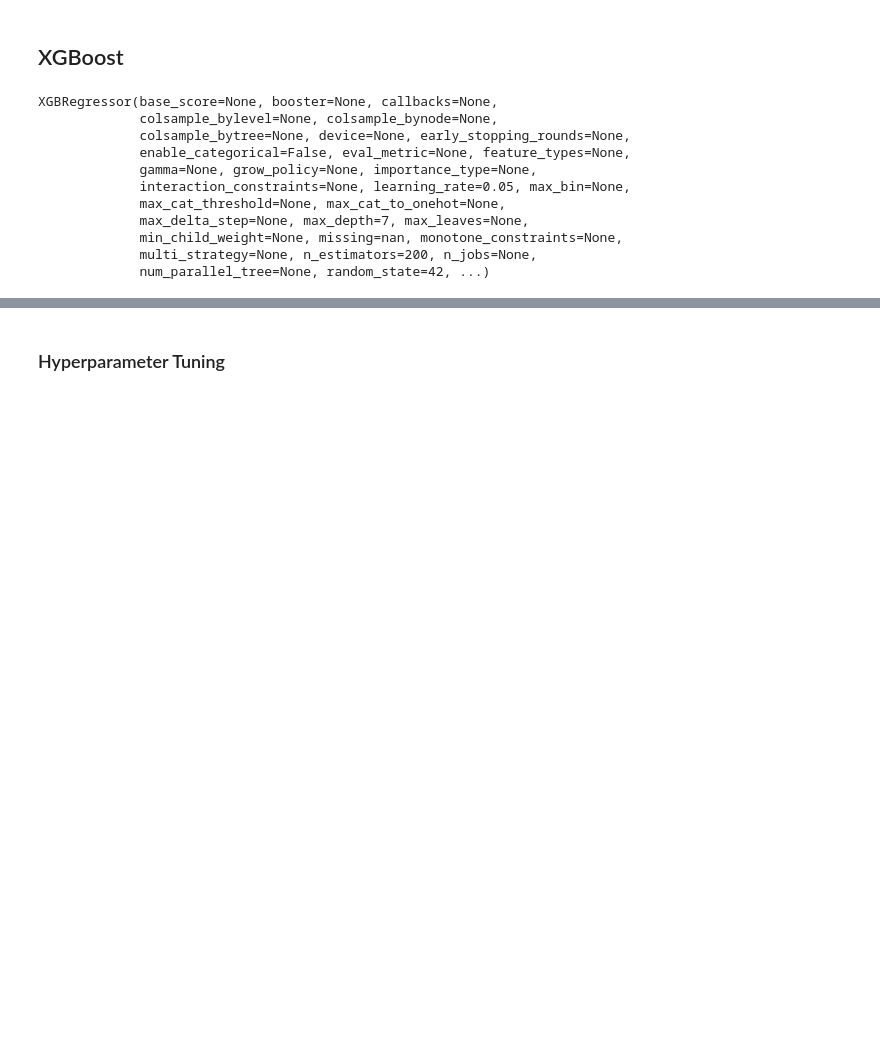
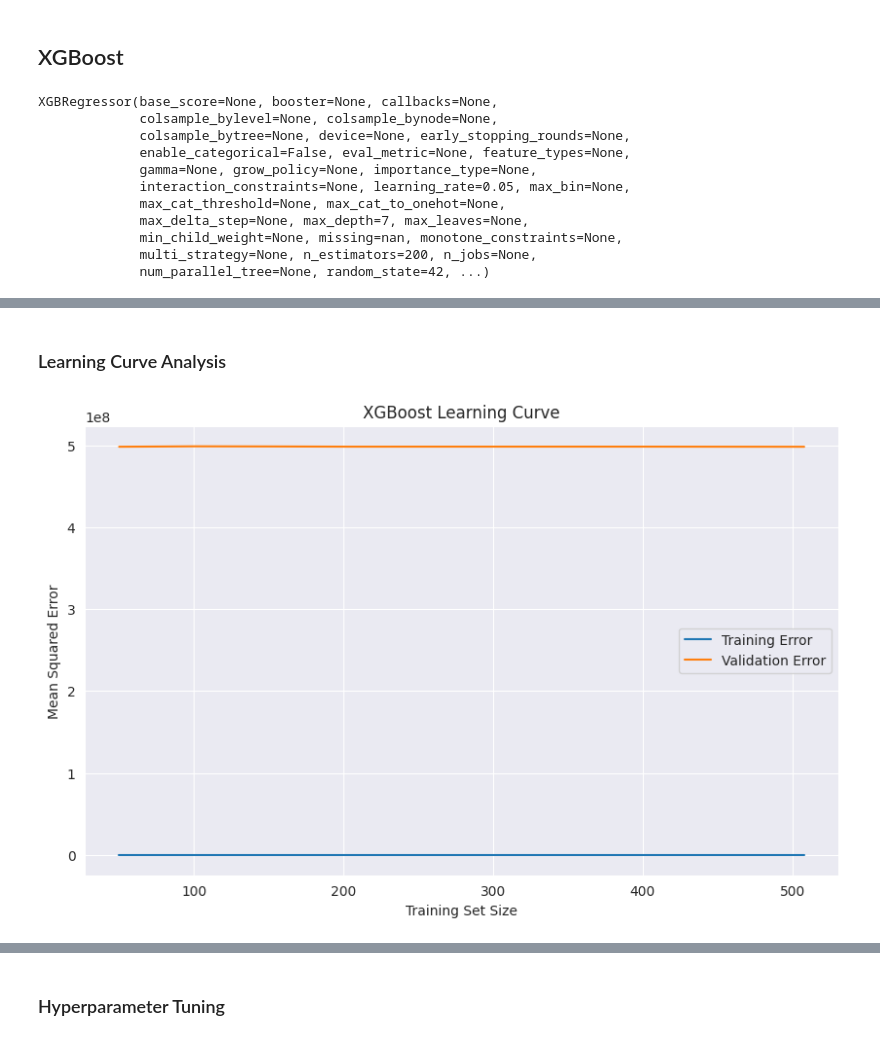
Before and after one commit to bonareri/Cryptocurrency-Price-Prediction-, a Jupyter notebook: Random_Forest_XGBoost.ipynb, the cells around one changed output, grey strips where cells are left out. Saved outputs shown, nothing was run; the diff lists cells and outputs as text; code cells hidden in the pictures; blank space fills up the shorter version.

```diff
--- a/Random_Forest_XGBoost.ipynb
+++ b/Random_Forest_XGBoost.ipynb
@@ -269,3 +323,36 @@ XGBoost - Root Mean Squared Error (RMSE): 12517.95
+# %% [markdown]
+### Learning Curve Analysis
+# %%
+import numpy as np
+from sklearn.model_selection import learning_curve, TimeSeriesSplit
+
+# Use TimeSeriesSplit for time series data
+tscv = TimeSeriesSplit(n_splits=5)
+
+# Compute learning curves using negative MSE as scoring
+train_sizes, train_scores, validation_scores = learning_curve(
+    estimator=xgb_model,
+    X=X_train_scaled,
+    y=y_train,
+    train_sizes=np.linspace(0.1, 1.0, 10),
+    cv=tscv,
+    scoring='neg_mean_squared_error'
+)
+
+# Convert scores to positive MSE values
+train_errors = -np.mean(train_scores, axis=1)
+validation_errors = -np.mean(validation_scores, axis=1)
+
+plt.figure(figsize=(10, 6))
+plt.plot(train_sizes, train_errors, label='Training Error')
+plt.plot(train_sizes, validation_errors, label='Validation Error')
+plt.xlabel('Training Set Size')
+plt.ylabel('Mean Squared Error')
+plt.title('XGBoost Learning Curve')
+plt.legend()
+plt.show()
+# %% [output]
+[figure, added]
 # %%
 # Visualize the predictions vs actual values
 plt.figure(figsize=(10, 6))
```
Also changed, not shown: parts of 17 cells of this notebook.
